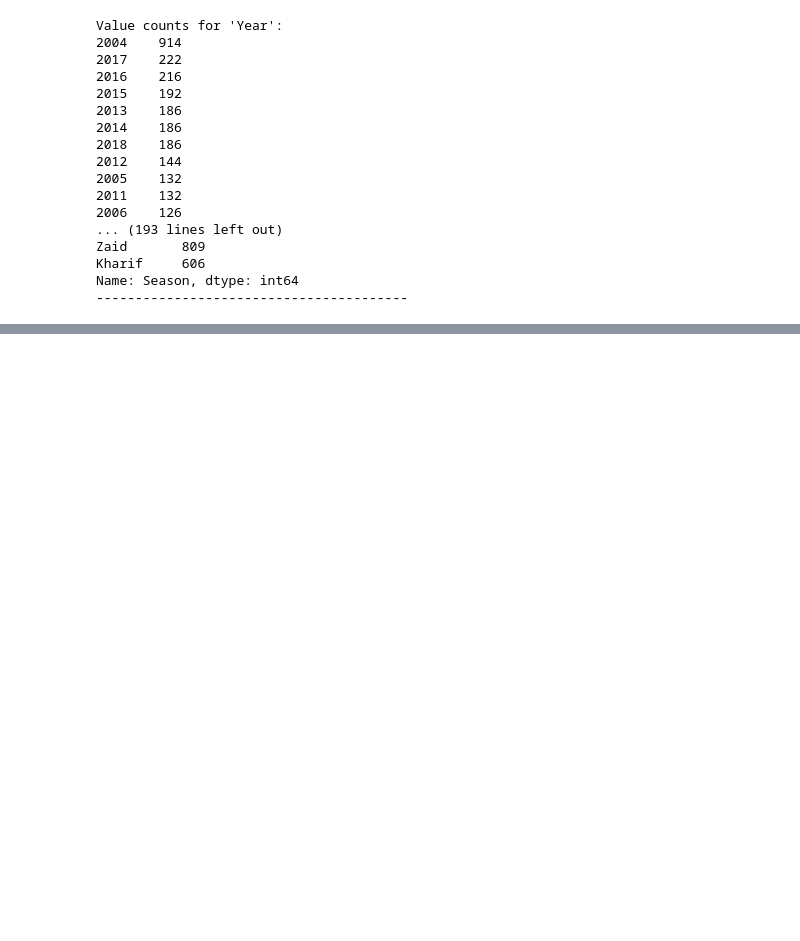
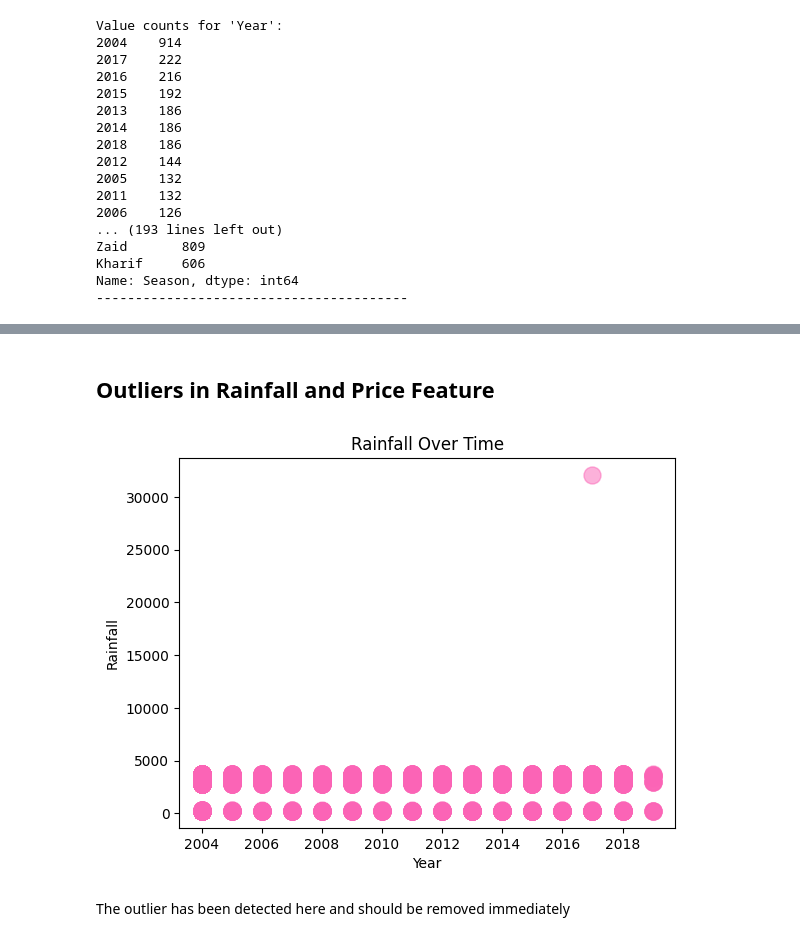
Before and after one commit to Hsstring/karnataka-agriculture-analysis, a Jupyter notebook: Karnataka_analysis.ipynb, the cells around one changed output, grey strips where cells are left out. Saved outputs shown, nothing was run; the diff lists cells and outputs as text; code cells hidden in the pictures; blank space fills up the shorter version.

```diff
--- a/Karnataka_analysis.ipynb
+++ b/Karnataka_analysis.ipynb
@@ -312,0 +218,13 @@ NameError: name 'valid_rows' is not defined
+# %% [markdown]
+## Outliers in Rainfall and Price Feature
+# %%
+plt.figure()
+plt.scatter(df['Year'], df['Rainfall'], s=150 , alpha=0.5, color='#FB64B6', marker='o')
+plt.xlabel("Year")
+plt.ylabel("Rainfall")
+plt.title("Rainfall Over Time")
+plt.show()
+# %% [output]
+[figure, added]
+# %% [markdown]
+The outlier has been detected here and should be removed immediately
```
Also changed, not shown: parts of 32 cells of this notebook.
